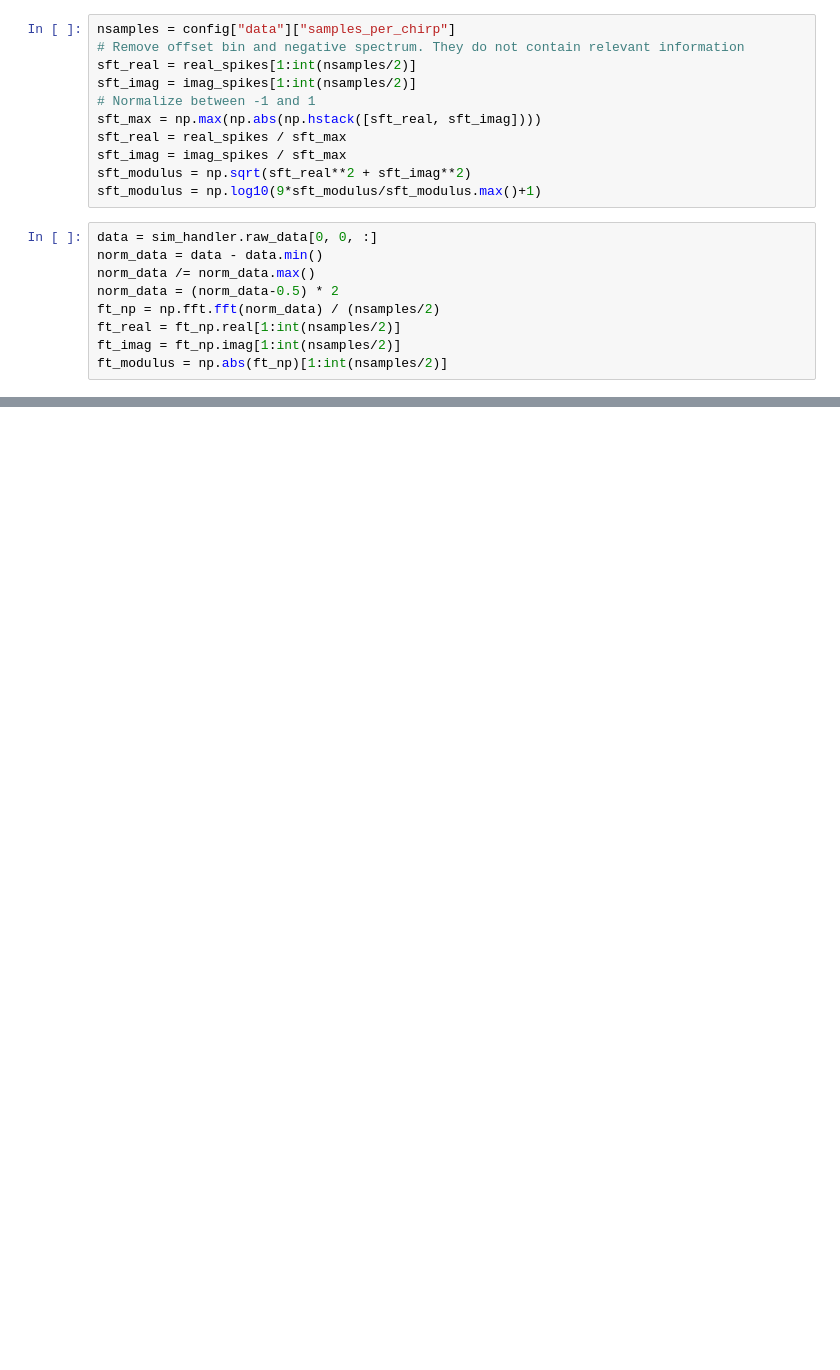
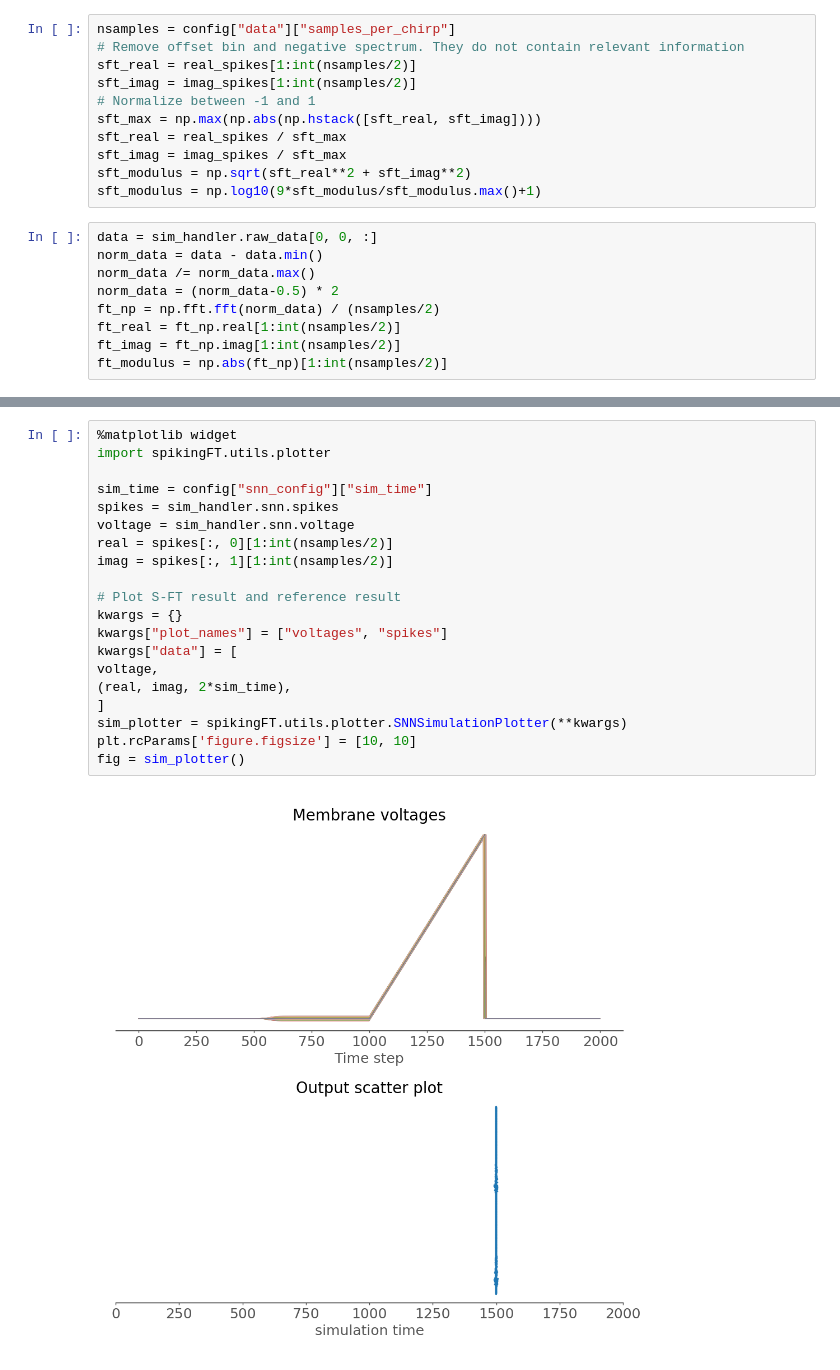
Before and after one commit to anmutechsupport/Energy-Efficient-Decoding-of-EEG-Motor-Imagery-using-Spiking-Legendre-Memory-Units, a Jupyter notebook: ml/spikingFFT.ipynb, the cells around one changed output, grey strips where cells are left out. Drawn from its saved outputs; the diff is of its cells as text; blank space fills up the shorter version.

```diff
--- a/ml/spikingFFT.ipynb
+++ b/ml/spikingFFT.ipynb
@@ -113,0 +169,22 @@ Text(0.5, 1.0, 'NumPy FFT')
+# %%
+%matplotlib widget
+import spikingFT.utils.plotter
+
+sim_time = config["snn_config"]["sim_time"]
+spikes = sim_handler.snn.spikes
+voltage = sim_handler.snn.voltage
+real = spikes[:, 0][1:int(nsamples/2)]
+imag = spikes[:, 1][1:int(nsamples/2)]
+
+# Plot S-FT result and reference result
+kwargs = {}
+kwargs["plot_names"] = ["voltages", "spikes"]
+kwargs["data"] = [
+voltage,
+(real, imag, 2*sim_time),
+]
+sim_plotter = spikingFT.utils.plotter.SNNSimulationPlotter(**kwargs)
+plt.rcParams['figure.figsize'] = [10, 10]
+fig = sim_plotter()
+# %% [output]
+[figure, added]
```
Also changed, not shown: parts of 9 cells of this notebook.
